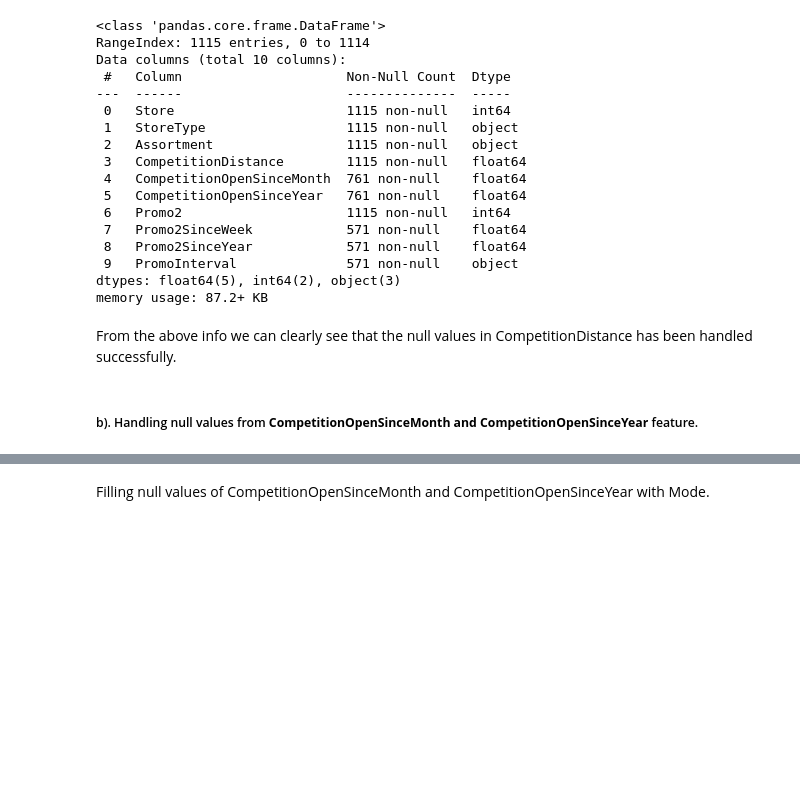
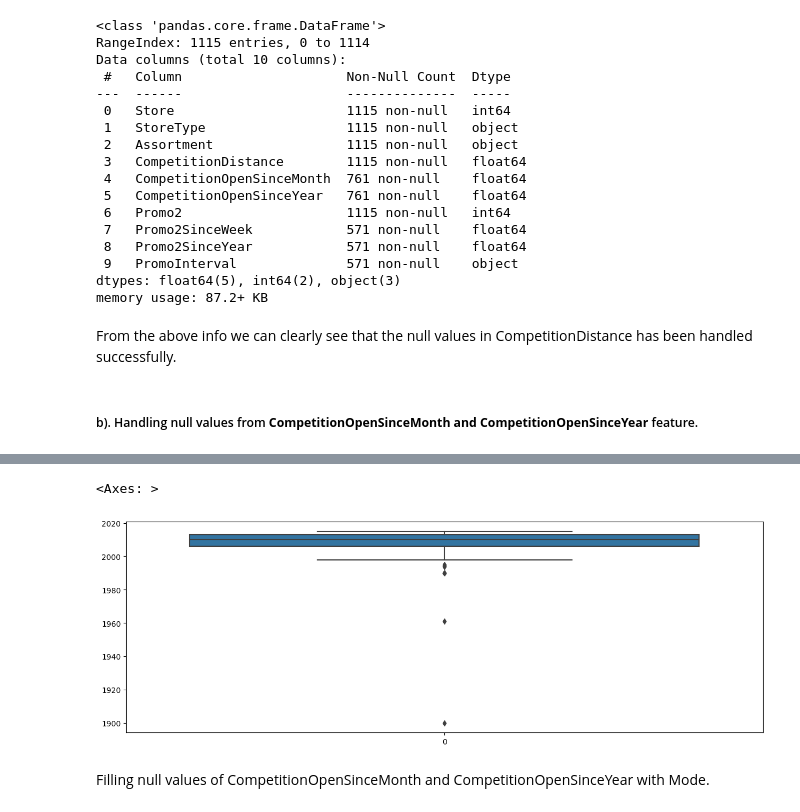
Before and after one commit to MohammadSarim/Capstone-Project-Retail-Sales-Prediction, a Jupyter notebook: Capstone_Project_Retail_Sales_Prediction.ipynb, the cells around one changed output, grey strips where cells are left out. Cells and saved outputs as stored; diff of their text form; code cells hidden in the pictures; blank space fills up the shorter version.

```diff
--- a/Capstone_Project_Retail_Sales_Prediction.ipynb
+++ b/Capstone_Project_Retail_Sales_Prediction.ipynb
@@ -558,7 +575,10 @@ sns.boxplot(df_store["CompetitionOpenSinceMonth"])
 # %%
 # plotting seaborn box plot to check the outliers in CompetitionOpenSinceMonth and CompetitionOpenSinceYear features
 plt.figure(figsize=(15,5))
-sns.boxplot(df_store["CompetitionOpenSinceYear"])
+sns.boxplot(Store_Data["CompetitionOpenSinceYear"])
+# %% [output]
+<Axes: >
+[figure, added]
 # %% [markdown]
 Filling null values of CompetitionOpenSinceMonth and CompetitionOpenSinceYear with Mode.
 # %%
```
Also changed, not shown: parts of 18 cells of this notebook.
